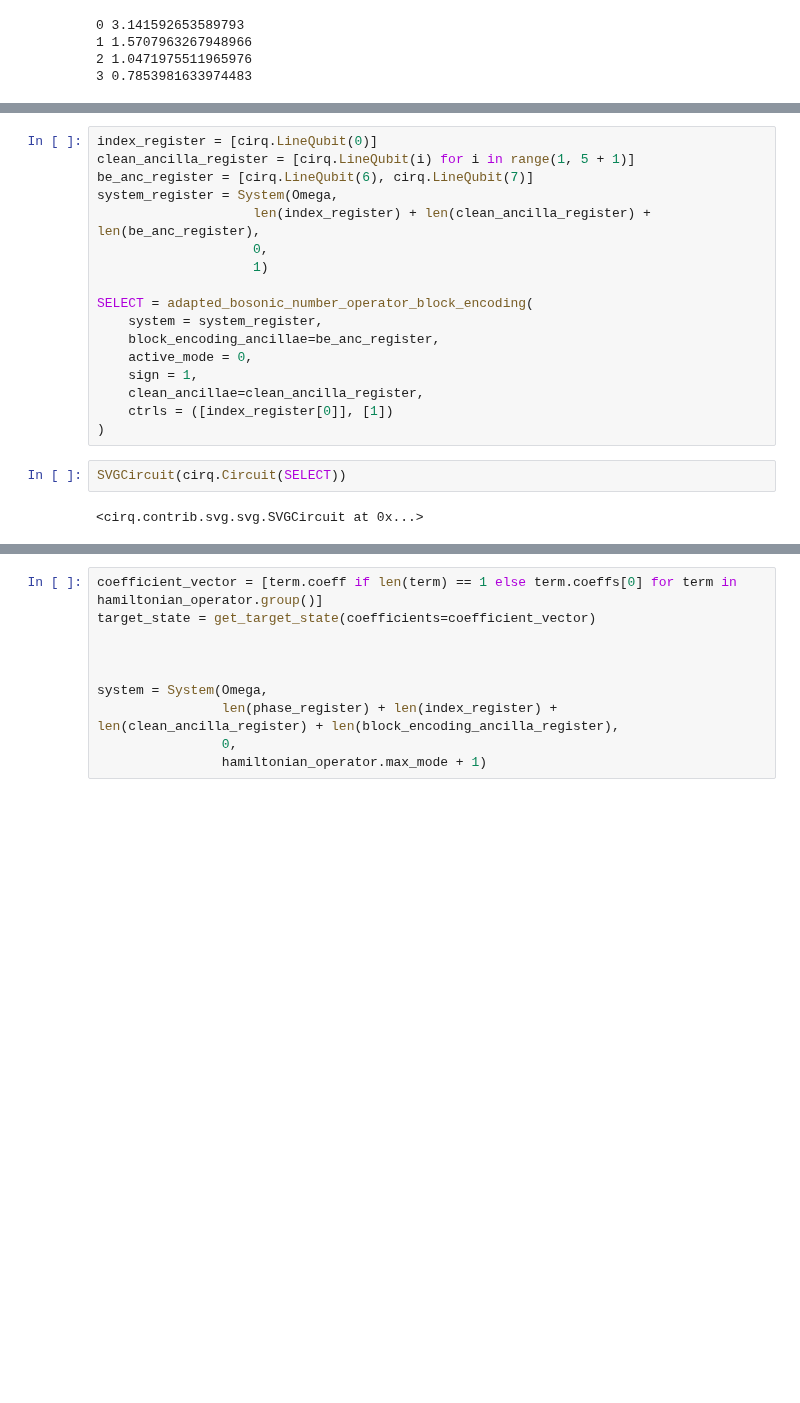
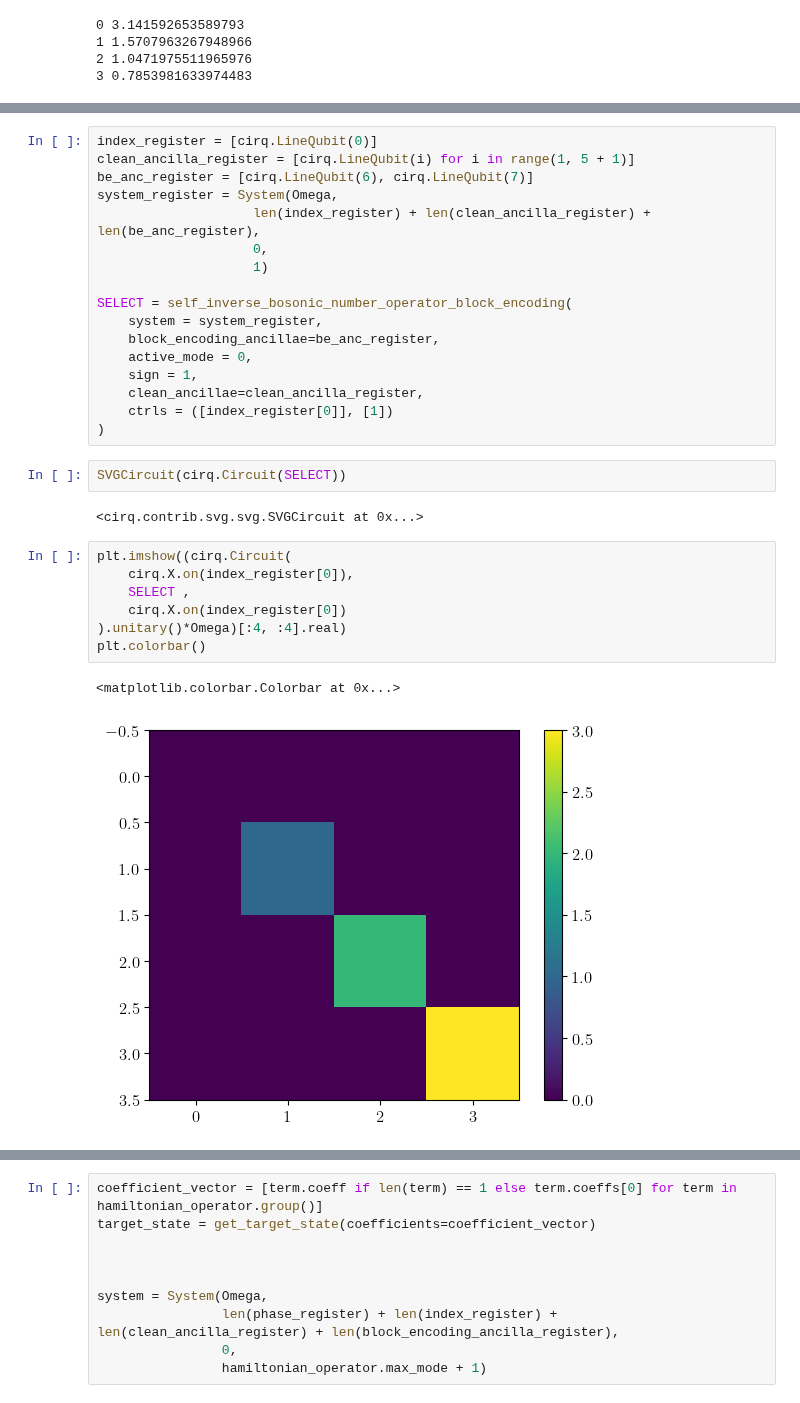
Before and after one commit to Tufts-QIQC/LOBE, a Jupyter notebook: notebooks/bosonic_lwo.ipynb, the cells around one changed output, grey strips where cells are left out. Drawn from its saved outputs; the diff is of its cells as text; blank space fills up the shorter version.

```diff
--- a/notebooks/bosonic_lwo.ipynb
+++ b/notebooks/bosonic_lwo.ipynb
@@ -149,7 +155,7 @@ system_register = System(Omega,
                     0,
                     1)
 
-SELECT = adapted_bosonic_number_operator_block_encoding(
+SELECT = self_inverse_bosonic_number_operator_block_encoding(
     system = system_register,
     block_encoding_ancillae=be_anc_register,
     active_mode = 0,
@@ -161,5 +167,15 @@ SELECT = adapted_bosonic_number_operator_block_encoding(
 SVGCircuit(cirq.Circuit(SELECT))
 # %% [output]
 <cirq.contrib.svg.svg.SVGCircuit at 0x...>
+# %%
+plt.imshow((cirq.Circuit(
+    cirq.X.on(index_register[0]),
+    SELECT ,
+    cirq.X.on(index_register[0])
+).unitary()*Omega)[:4, :4].real)
+plt.colorbar()
+# %% [output]
+<matplotlib.colorbar.Colorbar at 0x...>
+[figure, added]
 # %%
 plt.imshow(cirq.Circuit(
```
Also changed, not shown: parts of 3 cells of this notebook, 1 other file.
